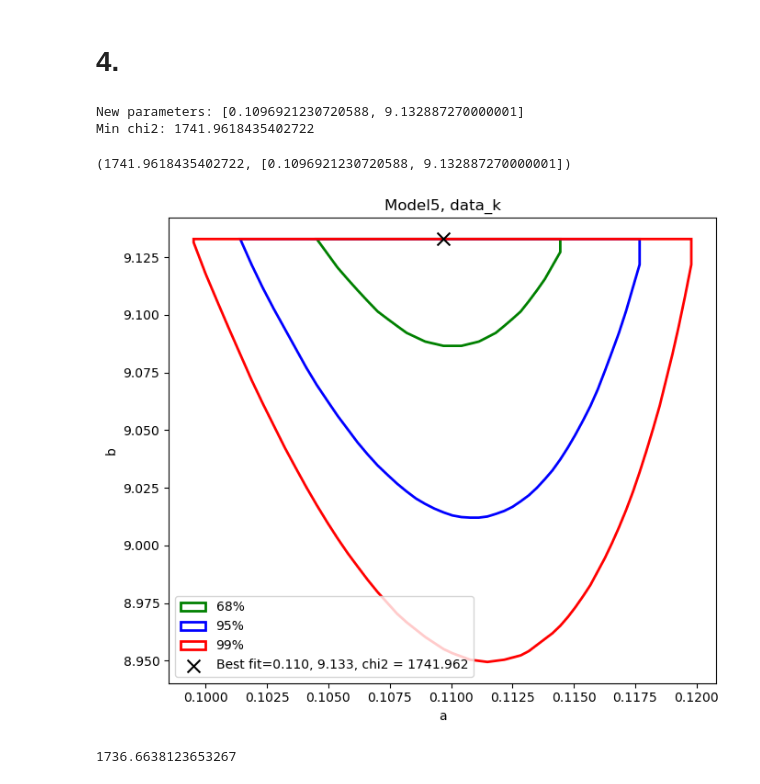
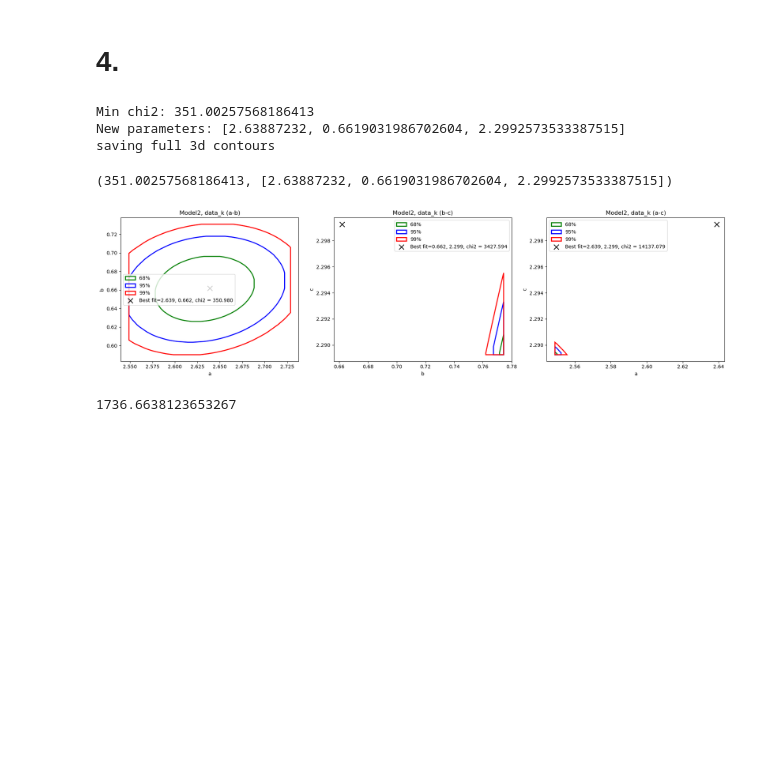
Before and after one commit to john1256/KASI_Ms, a Jupyter notebook: 2025/Statistics_1/Assignment5.ipynb, the cells around one changed output. Cells and saved outputs as stored; diff of their text form; code cells hidden in the pictures; blank space fills up the shorter version.

```diff
--- a/2025/Statistics_1/Assignment5.ipynb
+++ b/2025/Statistics_1/Assignment5.ipynb
@@ -148,16 +148,17 @@ np.load(f'./data/cont_Model3_data_h_0.npy').shape
 # %% [markdown]
 # 4.
 # %%
-grid_A = make_grid(10, steps=200)/100
+grid_A = make_grid(10, steps=200)/80
 grid_B = make_grid(10, steps=200)/80
-grid_C = make_grid(2, steps=200)/1e5
-grid_tot = [grid_A, grid_B]
-plot_contour("best_fit_4.txt", "Model5", grid_tot, data_k, data_name='data_k', plot_parms='ab')
+grid_C = make_grid(2, steps=200)/1e2
+grid_tot = [grid_A, grid_B, grid_C]
+plot_contour("best_fit_4.txt", "Model2", grid_tot, data_k, data_name='data_k', plot_parms='ab')
 # %% [output]
-New parameters: [0.1096921230720588, 9.132887270000001]
-Min chi2: 1741.9618435402722
+Min chi2: 351.00257568186413
+New parameters: [2.63887232, 0.6619031986702604, 2.2992573533387515]
+saving full 3d contours
-(1741.9618435402722, [0.1096921230720588, 9.132887270000001])
+(351.00257568186413, [2.63887232, 0.6619031986702604, 2.2992573533387515])
-[figure, old version]
+[figure, new version]
 # %%
 chi2(M5, data_k[:,0], data_k[:,1], data_k[:,2], [0.10818543212065326, 9.24538727])
 # %% [output]
```
Also changed, not shown: 45 other files.
